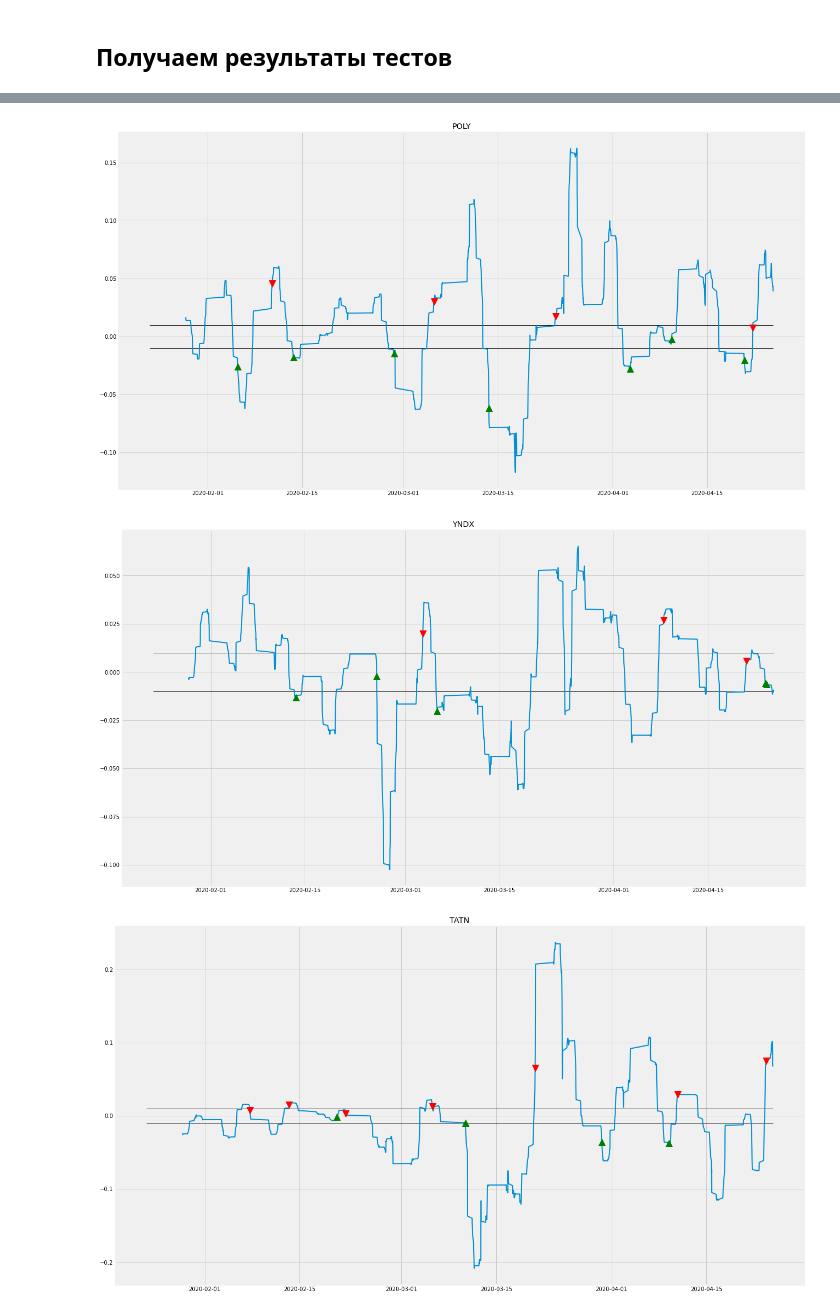
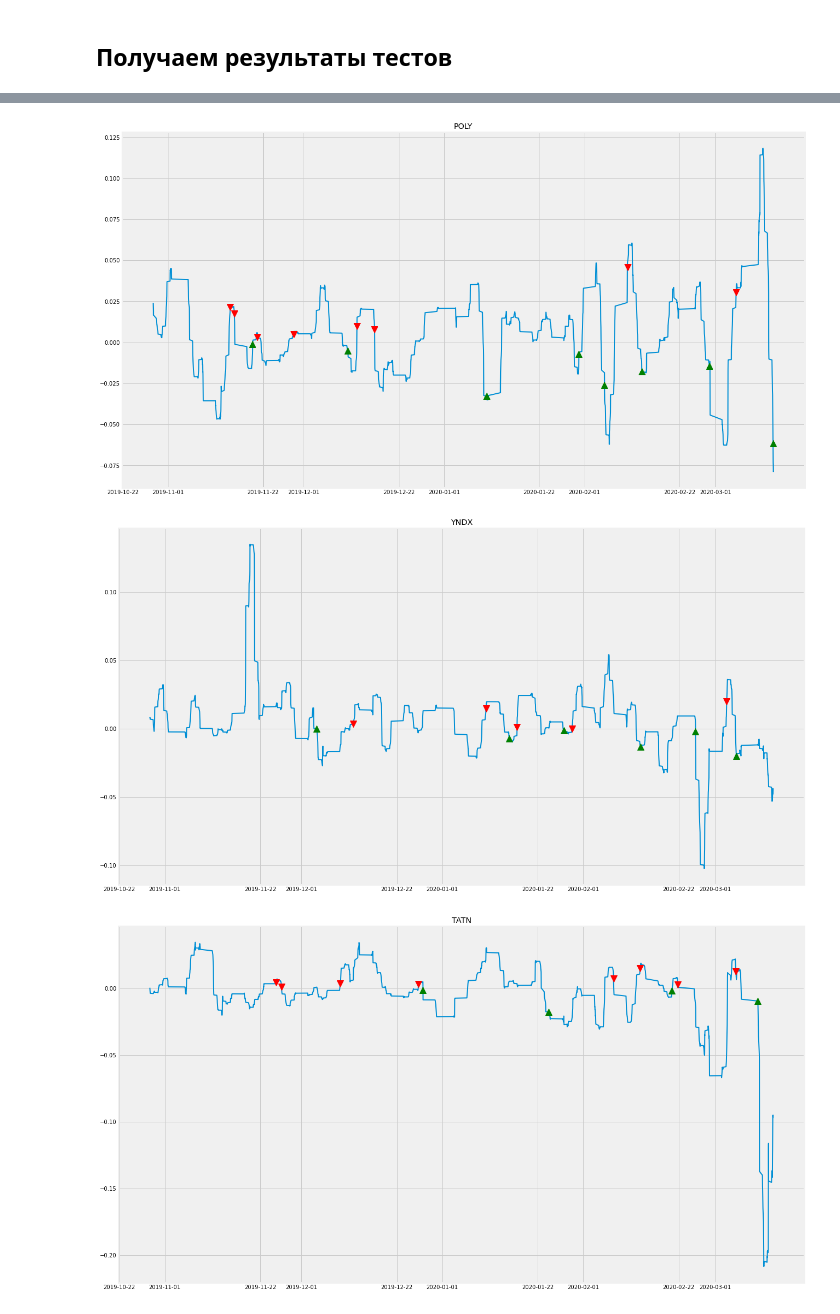
Before and after one commit to Mikhaylov-yv/Trad_histori_test, a Jupyter notebook: historical_test_2.ipynb, the cells around one changed output, grey strips where cells are left out. Drawn from its saved outputs; the diff is of its cells as text; code cells hidden in the pictures.

```diff
--- a/historical_test_2.ipynb
+++ b/historical_test_2.ipynb
@@ -25,10 +27,10 @@ df_dikt = {}
 for toll_path in tolls_path_list:
     df = open_finam_data.open('../../input/' + toll_path)
     #  Фильтр дат
-    df = df.loc[df.index >= '2020-02-23']
-#     df = df.loc[df.index <= '2019-07-10']
+    df = df.loc[df.index >= '2019-10-23']
+    df = df.loc[df.index <= '2020-03-14']
     df_dikt[toll_path.split('_')[0]] = df
 # %% [markdown]
 ## Получаем результаты тестов
 # %%
-test_df = trad_analysis.Analysis(df_dikt).get_test()
+t = trad_analysis.Analysis(df_dikt).get_two_ma_samp()
@@ -64,0 +37,2 @@ pct_change = 0.01  # 1%
+# %%
+t = t.get_test()
@@ -64,0 +44,14 @@ pct_change = 0.01  # 1%
+# %%
+# График для торговли по пересечениям
+
+for df_toll in list(t.df_dikt):
+    fig, ax = plt.subplots()
+    ax = pylab.subplot(1, 1, 1)
+    ax.set_title(df_toll)
+    ax.xaxis.set_major_formatter(mdates.DateFormatter('%d.%m %H:%M'))
+    plt.xticks(df_dikt[df_toll][df_dikt[df_toll].SIGNAL == True].index)
+    ax.plot(df_dikt[df_toll].ma_samp_slow.dropna(),linewidth=1, color='orange')
+    ax.plot(df_dikt[df_toll].ma_samp_fast.dropna(),linewidth=1, color='green')
+    ax.plot(df_dikt[df_toll][(df_dikt[df_toll].POZISION == 'short')&(df_dikt[df_toll].SIGNAL == True)].CLOSE, 'rv', markersize=12)
+    ax.plot(df_dikt[df_toll][(df_dikt[df_toll].POZISION == 'long')&(df_dikt[df_toll].SIGNAL == True)].CLOSE, 'g^', markersize=12)
+    plt.show()
@@ -65,6 +85,6 @@ pct_change = 0.01  # 1%
 # %%
 # График изменения ma_samp_fast_pct_change
-for df_toll in list(df_dikt):
+for df_toll in list(t.df_dikt):
     fig, ax = plt.subplots()
     ax = pylab.subplot(1, 1, 1)
     ax.set_title(df_toll)
@@ -72,6 +92,6 @@ for df_toll in list(df_dikt):
     ax.plot(df_dikt[df_toll][(df_dikt[df_toll].POZISION == 'short')&(df_dikt[df_toll].SIGNAL == True)].ma_samp_fast_pct_change, 'rv', markersize=12)
     ax.plot(df_dikt[df_toll][(df_dikt[df_toll].POZISION == 'long')&(df_dikt[df_toll].SIGNAL == True)].ma_samp_fast_pct_change, 'g^', markersize=12)
 # Горизонтальные линии
-    ax.hlines(pct_change, data_period_dick['stert'], data_period_dick['end'],linewidth=1)
-    ax.hlines(-1*pct_change, data_period_dick['stert'], data_period_dick['end'],linewidth=1)
+#     ax.hlines(pct_change, data_period_dick['stert'], data_period_dick['end'],linewidth=1)
+#     ax.hlines(-1*pct_change, data_period_dick['stert'], data_period_dick['end'],linewidth=1)
 # %% [output]
@@ -79,3 +99,3 @@ for df_toll in list(df_dikt):
-[figure, old version]
+[figure, new version]
-[figure, old version]
+[figure, new version]
-[figure, old version]
+[figure, new version]
```
Also changed, not shown: parts of 19 cells of this notebook, 2 other files.
